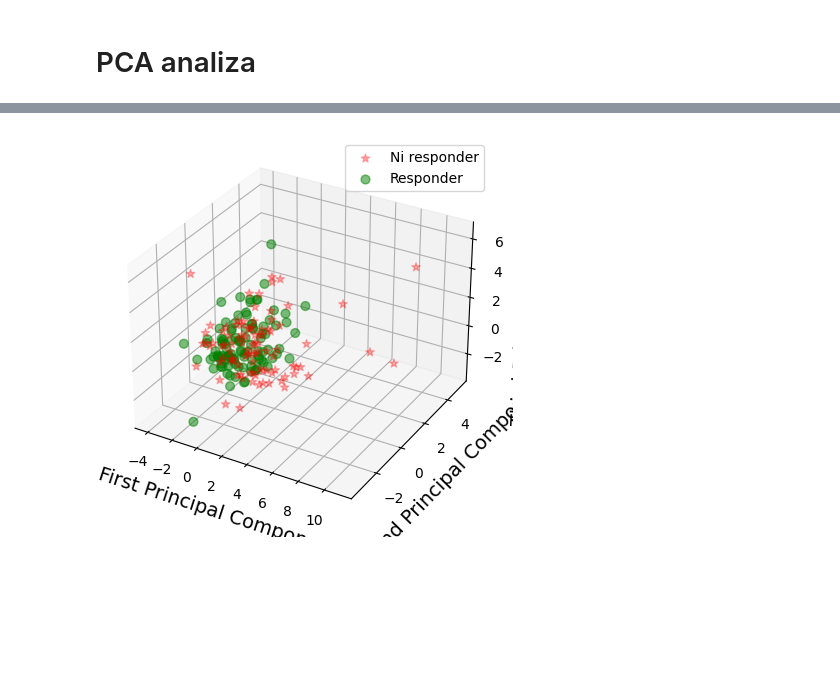
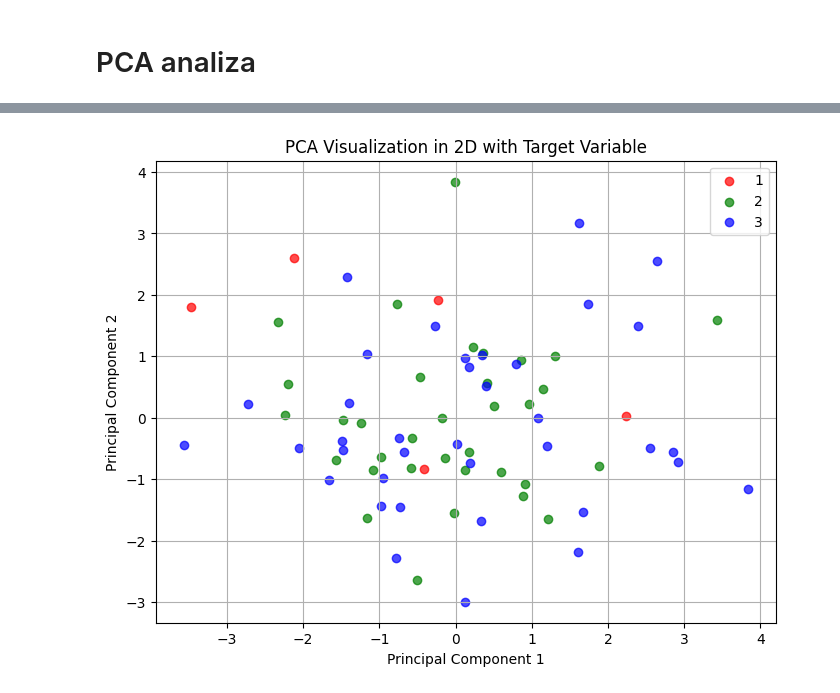
Before and after one commit to borbregant/ai_tandem_learning, a Jupyter notebook: PCA.ipynb, the cells around one changed output, grey strips where cells are left out. Saved outputs shown, nothing was run; the diff lists cells and outputs as text; code cells hidden in the pictures; blank space fills up the shorter version.

```diff
--- a/PCA.ipynb
+++ b/PCA.ipynb
@@ -179,37 +21,39 @@ plt.show()
-# %%
-
-pca = PCA(n_components=3)
-pca.fit(x_scaled)
-x_pca = pca.transform(x_scaled)
-
-ex_variance=np.var(x_pca,axis=0)
-ex_variance_ratio = ex_variance/np.sum(ex_variance)
-ex_variance_ratio
-
-
-Xax = x_pca[:,0]
-Yax = x_pca[:,1]
-Zax = x_pca[:,2]
-
-cdict = {0:'red',1:'green'}
-labl = {0:'Ni responder',1:'Responder'}
-marker = {0:'*',1:'o'}
-alpha = {0:.3, 1:.5}
-
-fig = plt.figure(figsize=(7,5))
-ax = fig.add_subplot(111, projection='3d')
-
-fig.patch.set_facecolor('white')
-for l in np.unique(y):
- ix=np.where(y==l)
- ax.scatter(Xax[ix], Yax[ix], Zax[ix], c=cdict[l], s=40,
-           label=labl[l], marker=marker[l], alpha=alpha[l])
-# for loop ends
-ax.set_xlabel("First Principal Component", fontsize=14)
-ax.set_ylabel("Second Principal Component", fontsize=14)
-ax.set_zlabel("Third Principal Component", fontsize=14)
-
-ax.legend()
-plt.show()
-# %% [output]
-[figure, removed]
+# %%
+import matplotlib.pyplot as plt
+from sklearn.decomposition import PCA
+from sklearn.preprocessing import StandardScaler
+
+
+scaler = StandardScaler()
+X_scaled = scaler.fit_transform(X)
+
+# Apply PCA to reduce the dimensions to 2
+pca = PCA(n_components=2)
+X_pca = pca.fit_transform(X_scaled)
+
+# Create a DataFrame for visualization
+pca_df = pd.DataFrame(data=X_pca, columns=['PC1', 'PC2'])
+pca_df['Target'] = y  # Assuming 'y' is your target variable
+
+# Scatter plot with color-coded target variable
+plt.figure(figsize=(8, 6))
+
+targets = np.unique(y)
+colors = ['r', 'g', 'b']
+
+for target, color in zip(targets, colors):
+    indices_to_keep = pca_df['Target'] == target
+    plt.scatter(pca_df.loc[indices_to_keep, 'PC1'],
+                pca_df.loc[indices_to_keep, 'PC2'],
+                c=color,
+                label=target,
+                alpha=0.7)
+
+plt.xlabel('Principal Component 1')
+plt.ylabel('Principal Component 2')
+plt.title('PCA Visualization in 2D with Target Variable')
+plt.legend()
+plt.grid()
+plt.show()
+# %% [output]
+[figure, added]
```
Also changed, not shown: parts of 10 cells of this notebook, 8 other files.
